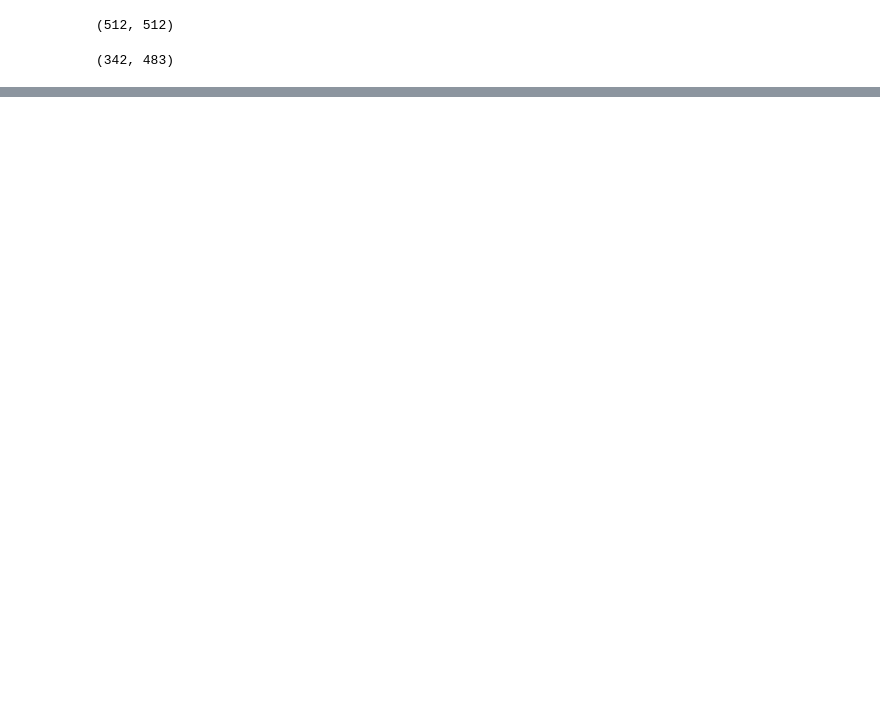
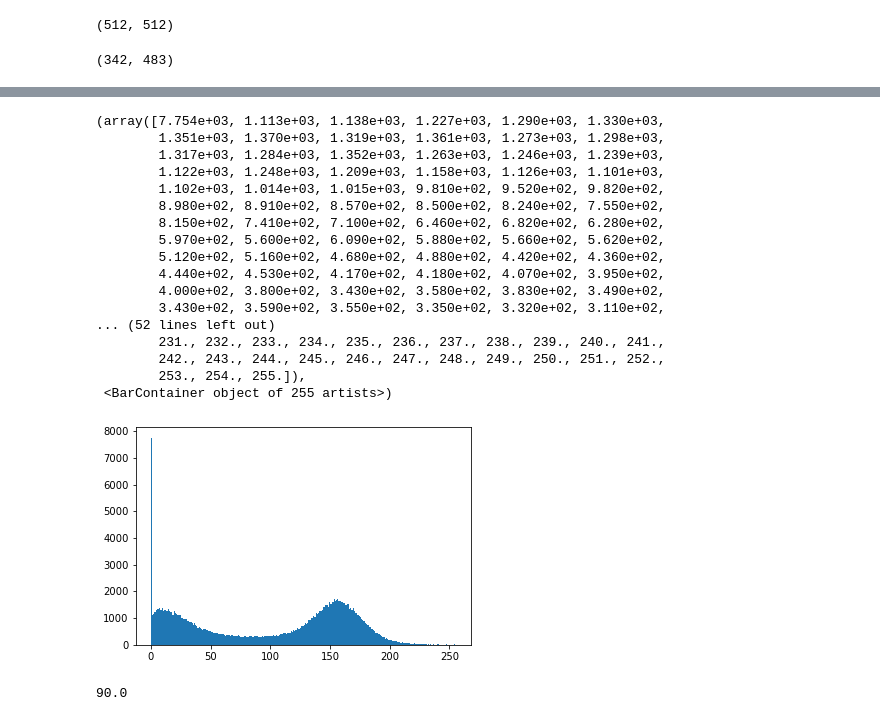
Before and after one commit to BrinthanK/particle_size_analysis, a Jupyter notebook: Main code.ipynb, the cells around one changed output, grey strips where cells are left out. Drawn from its saved outputs; the diff is of its cells as text; code cells hidden in the pictures; blank space fills up the shorter version.

```diff
--- a/Main code.ipynb
+++ b/Main code.ipynb
@@ -57,0 +66,28 @@ dim_crop
+# %%
+# understanding the manual thresholding value using histogram
+plt.hist(crop_img.flat, bins=255, range=(0,255))
+# %% [output]
+(array([7.754e+03, 1.113e+03, 1.138e+03, 1.227e+03, 1.290e+03, 1.330e+03,
+        1.351e+03, 1.370e+03, 1.319e+03, 1.361e+03, 1.273e+03, 1.298e+03,
+        1.317e+03, 1.284e+03, 1.352e+03, 1.263e+03, 1.246e+03, 1.239e+03,
+        1.122e+03, 1.248e+03, 1.209e+03, 1.158e+03, 1.126e+03, 1.101e+03,
+        1.102e+03, 1.014e+03, 1.015e+03, 9.810e+02, 9.520e+02, 9.820e+02,
+        8.980e+02, 8.910e+02, 8.570e+02, 8.500e+02, 8.240e+02, 7.550e+02,
+        8.150e+02, 7.410e+02, 7.100e+02, 6.460e+02, 6.820e+02, 6.280e+02,
+        5.970e+02, 5.600e+02, 6.090e+02, 5.880e+02, 5.660e+02, 5.620e+02,
+        5.120e+02, 5.160e+02, 4.680e+02, 4.880e+02, 4.420e+02, 4.360e+02,
+        4.440e+02, 4.530e+02, 4.170e+02, 4.180e+02, 4.070e+02, 3.950e+02,
+        4.000e+02, 3.800e+02, 3.430e+02, 3.580e+02, 3.830e+02, 3.490e+02,
+        3.430e+02, 3.590e+02, 3.550e+02, 3.350e+02, 3.320e+02, 3.110e+02,
+... (52 lines left out)
+        231., 232., 233., 234., 235., 236., 237., 238., 239., 240., 241.,
+        242., 243., 244., 245., 246., 247., 248., 249., 250., 251., 252.,
+        253., 254., 255.]),
+ <BarContainer object of 255 artists>)
+[figure, added]
+# %%
+# using otsu's algorithm to threshold the image
+ret, thresh_img = cv2.threshold(crop_img, 0, 255, cv2.THRESH_BINARY+cv2.THRESH_OTSU)
+ret
+# %% [output]
+90.0
```
Also changed, not shown: parts of 12 cells of this notebook.
